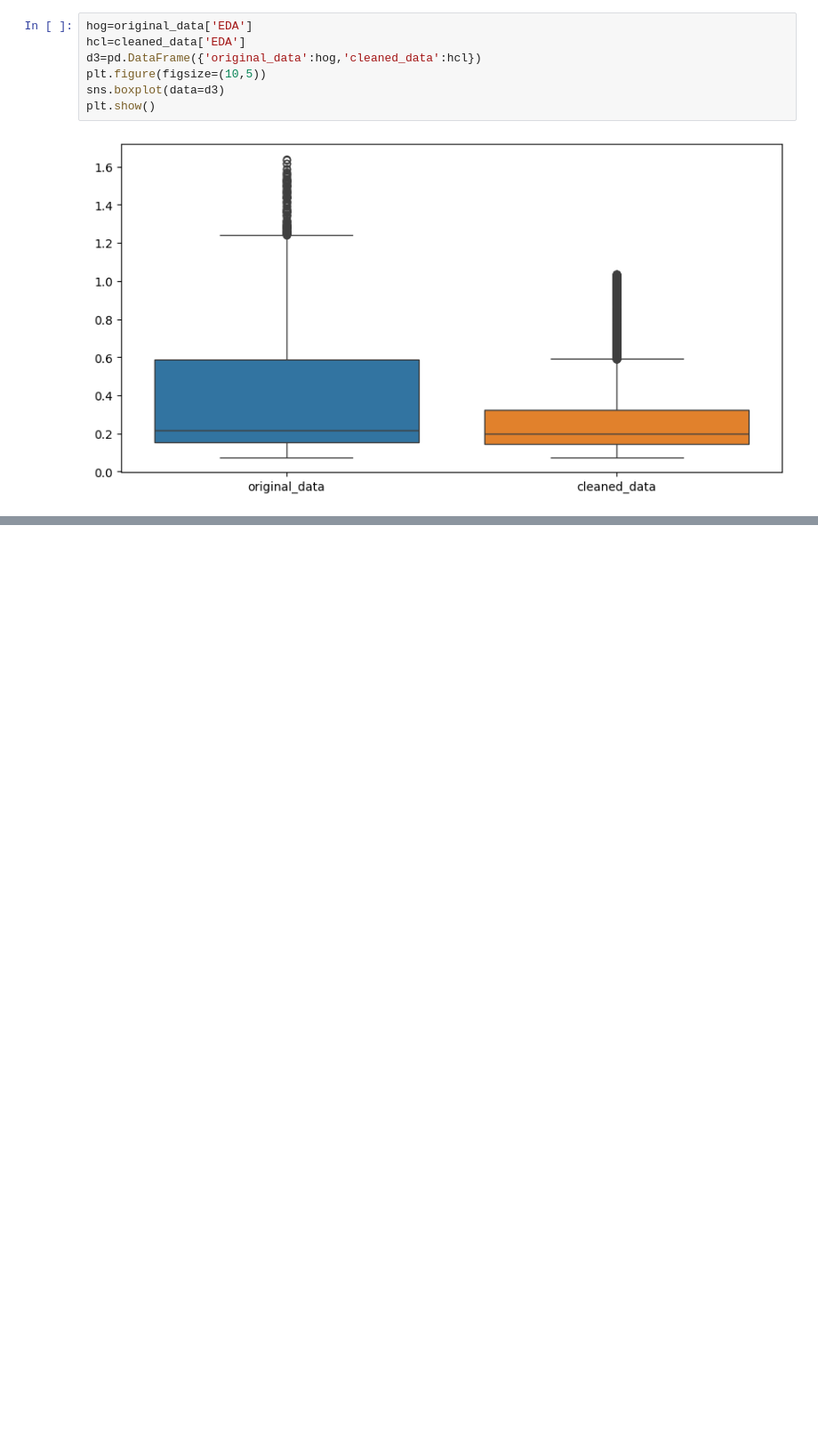
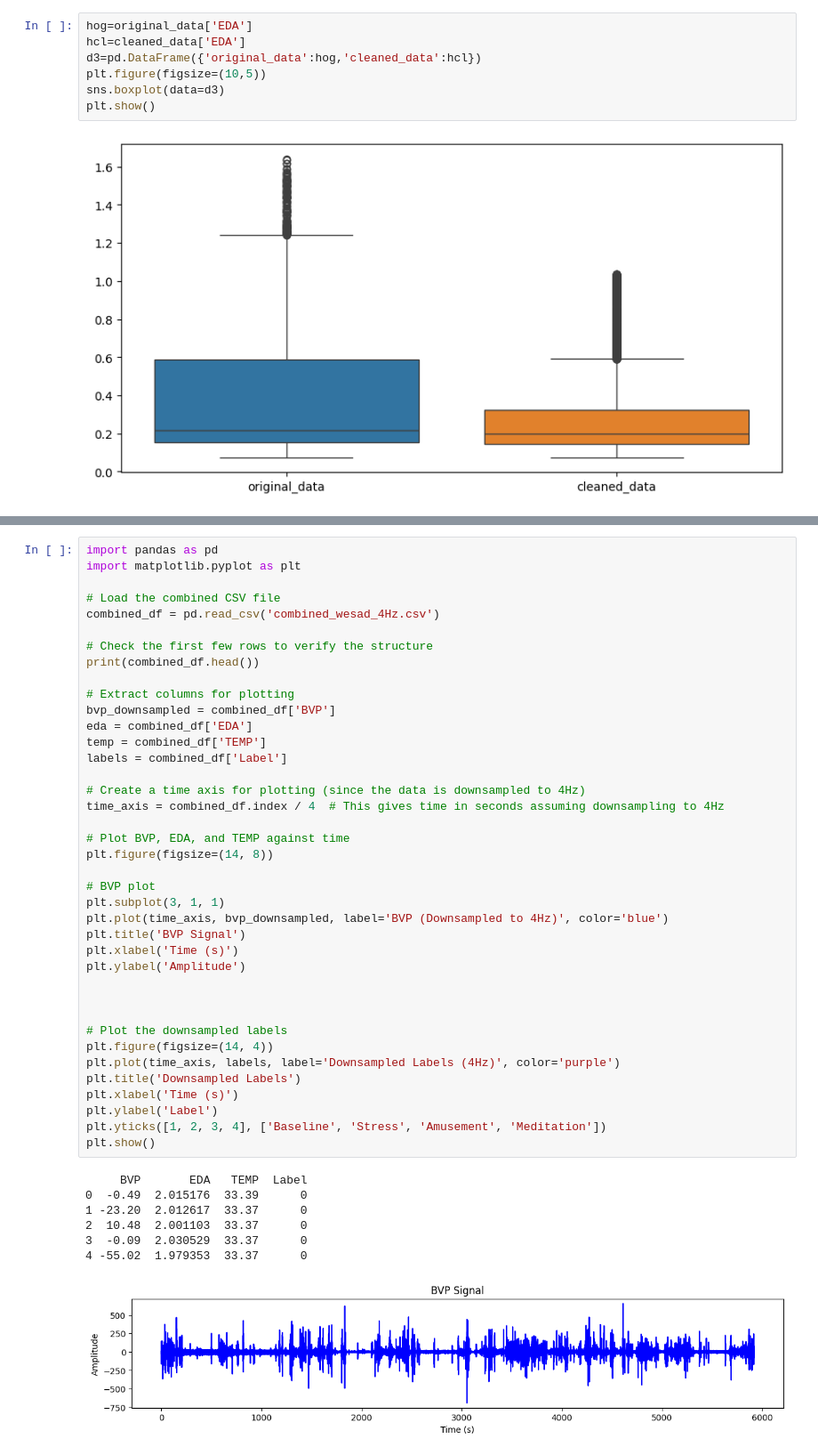
Before and after one commit to Pixelpip/Major, a Jupyter notebook: vis.ipynb, the cells around one changed output, grey strips where cells are left out. Shown at 89% size. Drawn from its saved outputs; the diff is of its cells as text; blank space fills up the shorter version.

```diff
--- a/vis.ipynb
+++ b/vis.ipynb
@@ -33,0 +67,47 @@ plt.show()
+# %%
+import pandas as pd
+import matplotlib.pyplot as plt
+
+# Load the combined CSV file
+combined_df = pd.read_csv('combined_wesad_4Hz.csv')
+
+# Check the first few rows to verify the structure
+print(combined_df.head())
+
+# Extract columns for plotting
+bvp_downsampled = combined_df['BVP']
+eda = combined_df['EDA']
+temp = combined_df['TEMP']
+labels = combined_df['Label']
+
+# Create a time axis for plotting (since the data is downsampled to 4Hz)
+time_axis = combined_df.index / 4  # This gives time in seconds assuming downsampling to 4Hz
+
+# Plot BVP, EDA, and TEMP against time
+plt.figure(figsize=(14, 8))
+
+# BVP plot
+plt.subplot(3, 1, 1)
+plt.plot(time_axis, bvp_downsampled, label='BVP (Downsampled to 4Hz)', color='blue')
+plt.title('BVP Signal')
+plt.xlabel('Time (s)')
+plt.ylabel('Amplitude')
+
+
+
+# Plot the downsampled labels
+plt.figure(figsize=(14, 4))
+plt.plot(time_axis, labels, label='Downsampled Labels (4Hz)', color='purple')
+plt.title('Downsampled Labels')
+plt.xlabel('Time (s)')
+plt.ylabel('Label')
+plt.yticks([1, 2, 3, 4], ['Baseline', 'Stress', 'Amusement', 'Meditation'])
+plt.show()
+# %% [output]
+     BVP       EDA   TEMP  Label
+0  -0.49  2.015176  33.39      0
+1 -23.20  2.012617  33.37      0
+2  10.48  2.001103  33.37      0
+3  -0.09  2.030529  33.37      0
+4 -55.02  1.979353  33.37      0
+[figure, added]
```
Also changed, not shown: parts of 3 cells of this notebook, 1 other file.
